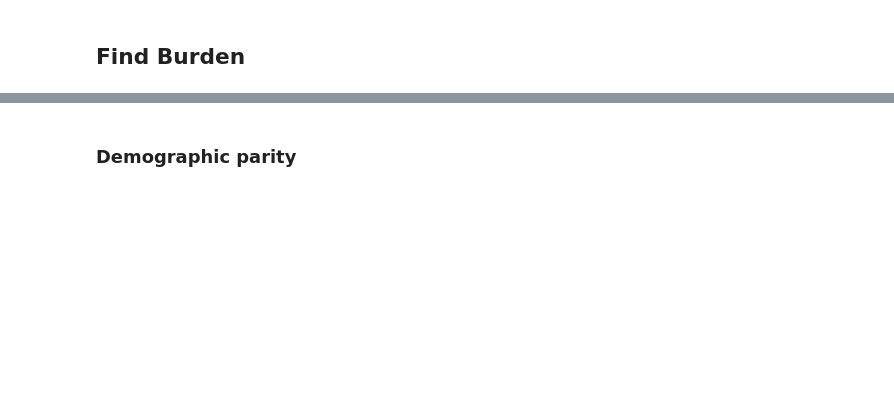
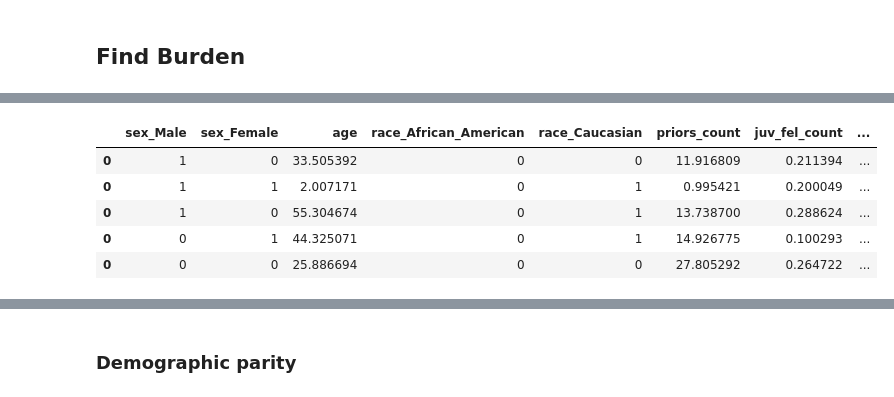
Before and after one commit to NathanielCJ/H2-unbiasedml, a Jupyter notebook: Burden/Burden Exper_expanded.ipynb, the cells around one changed output, grey strips where cells are left out. Cells and saved outputs as stored; diff of their text form; code cells hidden in the pictures; blank space fills up the shorter version.

```diff
--- a/Burden/Burden Exper_expanded.ipynb
+++ b/Burden/Burden Exper_expanded.ipynb
@@ -803,3 +797,15 @@ cdf = pd.read_pickle("./compas_cfact.10.19.pkle")
+# %%
+cdf = pd.read_pickle("compas_cfact_10_26_2020_10_05.pkle")
+cdf = pd.concat([row for row in cdf])
+
+cdf.head()
+# %% [output]
+|  | sex_Male | sex_Female | age | race_African_American | race_Caucasian | priors_count | juv_fel_count | ... |
+| 0 | 1 | 0 | 33.505392 | 0 | 0 | 11.916809 | 0.211394 | ... |
+| 0 | 1 | 1 | 2.007171 | 0 | 1 | 0.995421 | 0.200049 | ... |
+| 0 | 1 | 0 | 55.304674 | 0 | 1 | 13.738700 | 0.288624 | ... |
+| 0 | 0 | 1 | 44.325071 | 0 | 1 | 14.926775 | 0.100293 | ... |
+| 0 | 0 | 0 | 25.886694 | 0 | 0 | 27.805292 | 0.264722 | ... |
 # %%
 burden_d_df = learning_data.copy()
 
```
Also changed, not shown: parts of 16 cells of this notebook, 2 other files.
